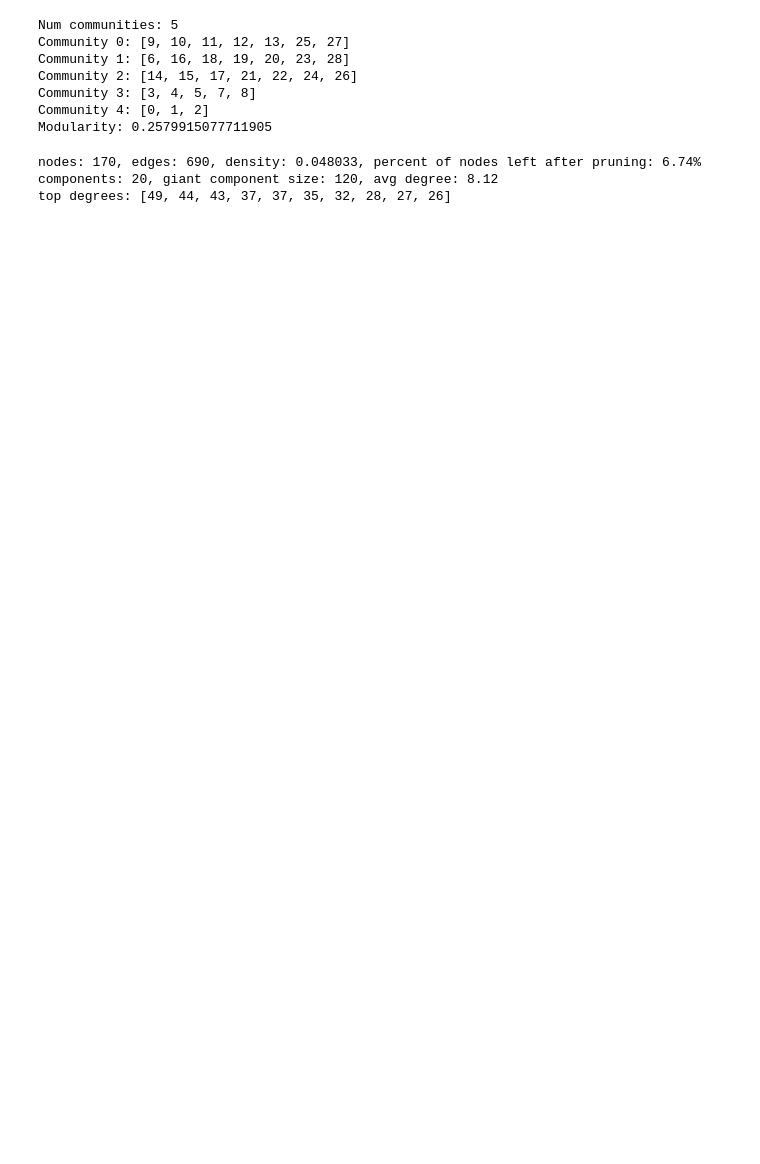
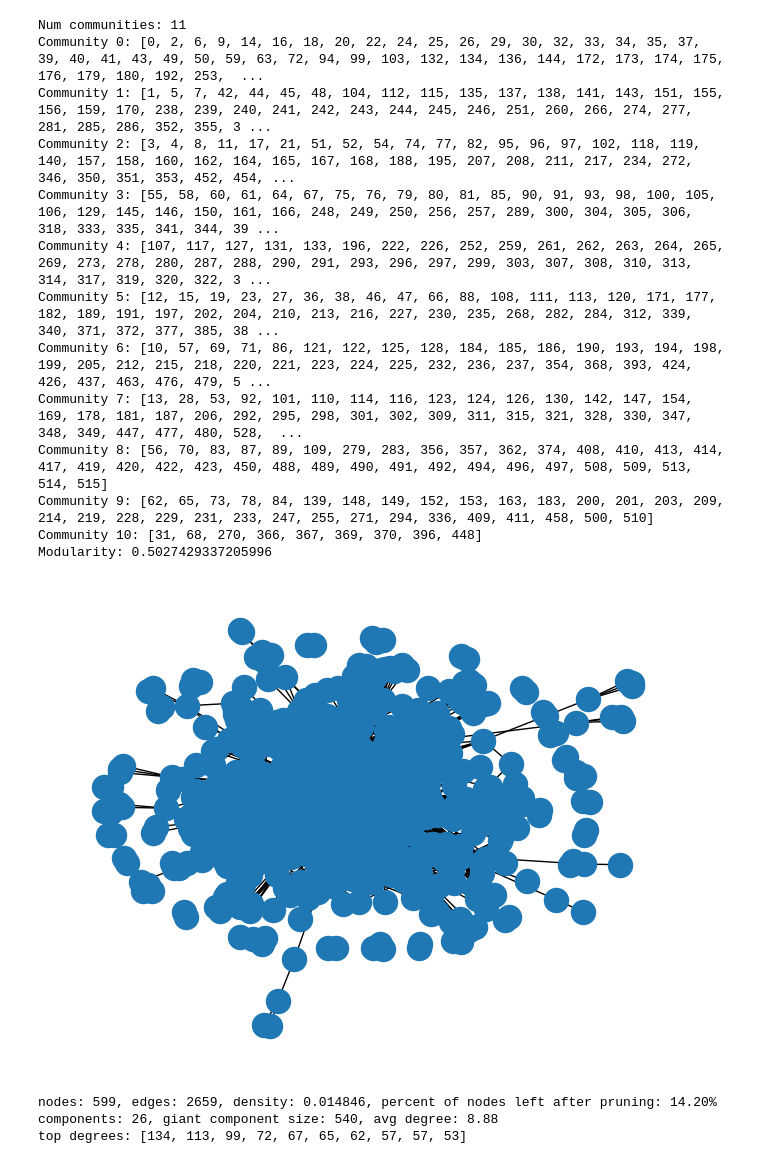
Before and after one commit to T-Coding-Byte/EchoDetection, a Jupyter notebook: EchoDetection/02_network_analysis.ipynb, the cells around one changed output. Drawn from its saved outputs; the diff is of its cells as text; code cells hidden in the pictures; blank space fills up the shorter version.

```diff
--- a/EchoDetection/02_network_analysis.ipynb
+++ b/EchoDetection/02_network_analysis.ipynb
@@ -58,8 +71,18 @@ for u, v, data in userGraph.edges(data = True):
     deg_u = userGraph.degree(u, weight = "weight")
     deg_v = userGraph.degree(v, weight  = "weight")
     normalized = raw_weight / math.sqrt(deg_u * deg_v) if deg_u > 0 and deg_v > 0 else 0
-    fullGraph.add_edge(deg_u, deg_v, weight = normalized)
+    fullGraph.add_edge(u, v, weight = normalized)
+
+
+isolates = list(nx.isolates(fullGraph))
+print("fullgraph stats")
+print(f"nodes: {fullGraph.number_of_nodes()}")
+print(f"isolates: {len(isolates)}")
+print(f"edges: {userGraph.number_of_edges()}")
 
 components = nx.connected_components(fullGraph)
 giant_component = max(components, key = len)
 G_Giant = fullGraph.subgraph(giant_component)
+print("G_Giant stats")
+print(G_Giant.number_of_nodes())
+print(G_Giant.number_of_edges())
@@ -66,32 +97,43 @@ G_Giant = fullGraph.subgraph(giant_component)
 # %%
 fullgraph = G_Giant.copy()
 nodeList = list(fullgraph.nodes())
 edges = [(nodeList.index(u), nodeList.index(v)) for u, v in fullgraph.edges()]
 
 g = ig.Graph(edges = edges, directed = False)
 
 if nx.get_edge_attributes(fullgraph, "weight"):
     g.es["weight"] = [fullgraph[u][v].get("weight", 1.0) for u, v in fullgraph.edges()]
 
 partition = leidenalg.find_partition(g, leidenalg.ModularityVertexPartition)
 
 # Number of communities
 print("Num communities:", len(partition))
 
 # List nodes per community
 for i, comm in enumerate(partition):
     print(f"Community {i}: {comm}")
 
 # Modularity score
 print("Modularity:", partition.quality())
+
+with open("user_graph.pkl", "wb") as f:
+    pickle.dump(fullGraph, f)
+nx.draw(fullGraph)
 # %% [output]
-Num communities: 5
-Community 0: [9, 10, 11, 12, 13, 25, 27]
-Community 1: [6, 16, 18, 19, 20, 23, 28]
-Community 2: [14, 15, 17, 21, 22, 24, 26]
-Community 3: [3, 4, 5, 7, 8]
-Community 4: [0, 1, 2]
-Modularity: 0.2579915077711905
+Num communities: 11
+Community 0: [0, 2, 6, 9, 14, 16, 18, 20, 22, 24, 25, 26, 29, 30, 32, 33, 34, 35, 37, 39, 40, 41, 43, 49, 50, 59, 63, 72, 94, 99, 103, 132, 134, 136, 144, 172, 173, 174, 175, 176, 179, 180, 192, 253,  ...
+Community 1: [1, 5, 7, 42, 44, 45, 48, 104, 112, 115, 135, 137, 138, 141, 143, 151, 155, 156, 159, 170, 238, 239, 240, 241, 242, 243, 244, 245, 246, 251, 260, 266, 274, 277, 281, 285, 286, 352, 355, 3 ...
+Community 2: [3, 4, 8, 11, 17, 21, 51, 52, 54, 74, 77, 82, 95, 96, 97, 102, 118, 119, 140, 157, 158, 160, 162, 164, 165, 167, 168, 188, 195, 207, 208, 211, 217, 234, 272, 346, 350, 351, 353, 452, 454, ...
+Community 3: [55, 58, 60, 61, 64, 67, 75, 76, 79, 80, 81, 85, 90, 91, 93, 98, 100, 105, 106, 129, 145, 146, 150, 161, 166, 248, 249, 250, 256, 257, 289, 300, 304, 305, 306, 318, 333, 335, 341, 344, 39 ...
+Community 4: [107, 117, 127, 131, 133, 196, 222, 226, 252, 259, 261, 262, 263, 264, 265, 269, 273, 278, 280, 287, 288, 290, 291, 293, 296, 297, 299, 303, 307, 308, 310, 313, 314, 317, 319, 320, 322, 3 ...
+Community 5: [12, 15, 19, 23, 27, 36, 38, 46, 47, 66, 88, 108, 111, 113, 120, 171, 177, 182, 189, 191, 197, 202, 204, 210, 213, 216, 227, 230, 235, 268, 282, 284, 312, 339, 340, 371, 372, 377, 385, 38 ...
+Community 6: [10, 57, 69, 71, 86, 121, 122, 125, 128, 184, 185, 186, 190, 193, 194, 198, 199, 205, 212, 215, 218, 220, 221, 223, 224, 225, 232, 236, 237, 354, 368, 393, 424, 426, 437, 463, 476, 479, 5 ...
+Community 7: [13, 28, 53, 92, 101, 110, 114, 116, 123, 124, 126, 130, 142, 147, 154, 169, 178, 181, 187, 206, 292, 295, 298, 301, 302, 309, 311, 315, 321, 328, 330, 347, 348, 349, 447, 477, 480, 528,  ...
+Community 8: [56, 70, 83, 87, 89, 109, 279, 283, 356, 357, 362, 374, 408, 410, 413, 414, 417, 419, 420, 422, 423, 450, 488, 489, 490, 491, 492, 494, 496, 497, 508, 509, 513, 514, 515]
+Community 9: [62, 65, 73, 78, 84, 139, 148, 149, 152, 153, 163, 183, 200, 201, 203, 209, 214, 219, 228, 229, 231, 233, 247, 255, 271, 294, 336, 409, 411, 458, 500, 510]
+Community 10: [31, 68, 270, 366, 367, 369, 370, 396, 448]
+Modularity: 0.5027429337205996
+[figure, added]
 # %%
 G = userGraph.copy()
 n = G.number_of_nodes()
@@ -109,6 +151,6 @@ print(f"components: {num_components}, giant component size: {giant_size}, avg de
 deg_seq = sorted([d for _, d in G.degree()], reverse=True)
 print("top degrees:", deg_seq[:10])
 # %% [output]
-nodes: 170, edges: 690, density: 0.048033, percent of nodes left after pruning: 6.74%
-components: 20, giant component size: 120, avg degree: 8.12
-top degrees: [49, 44, 43, 37, 37, 35, 32, 28, 27, 26]
+nodes: 599, edges: 2659, density: 0.014846, percent of nodes left after pruning: 14.20%
+components: 26, giant component size: 540, avg degree: 8.88
+top degrees: [134, 113, 99, 72, 67, 65, 62, 57, 57, 53]
```
Also changed, not shown: parts of 4 cells of this notebook, 4 other files.
